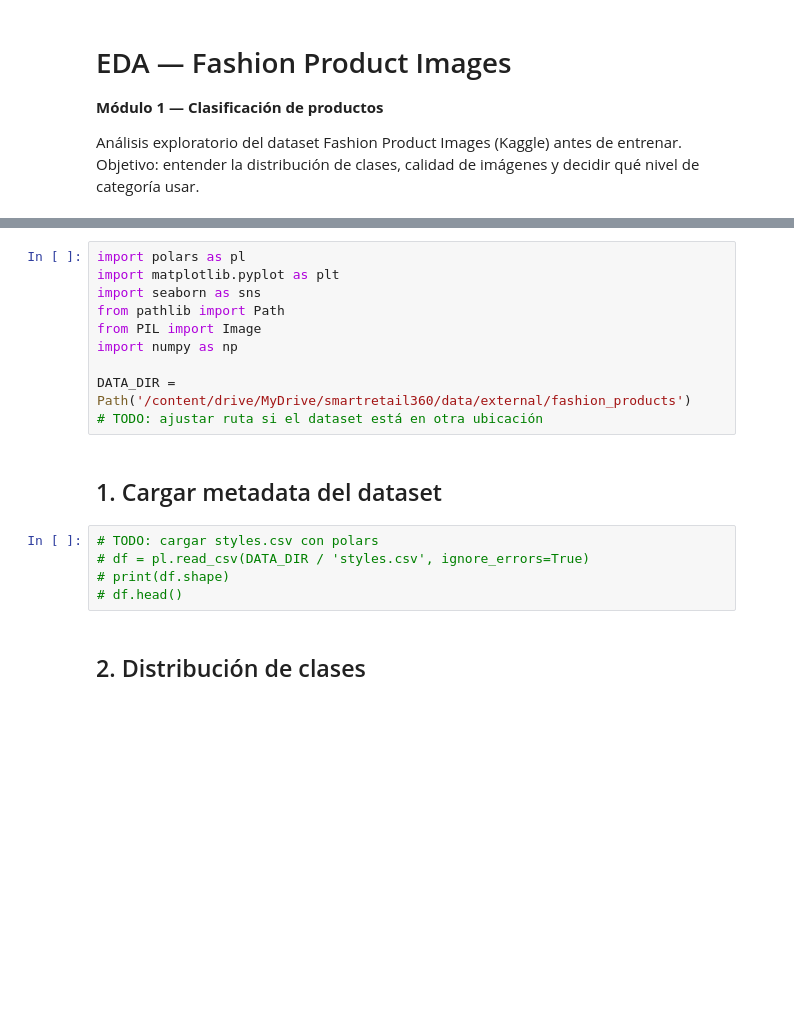
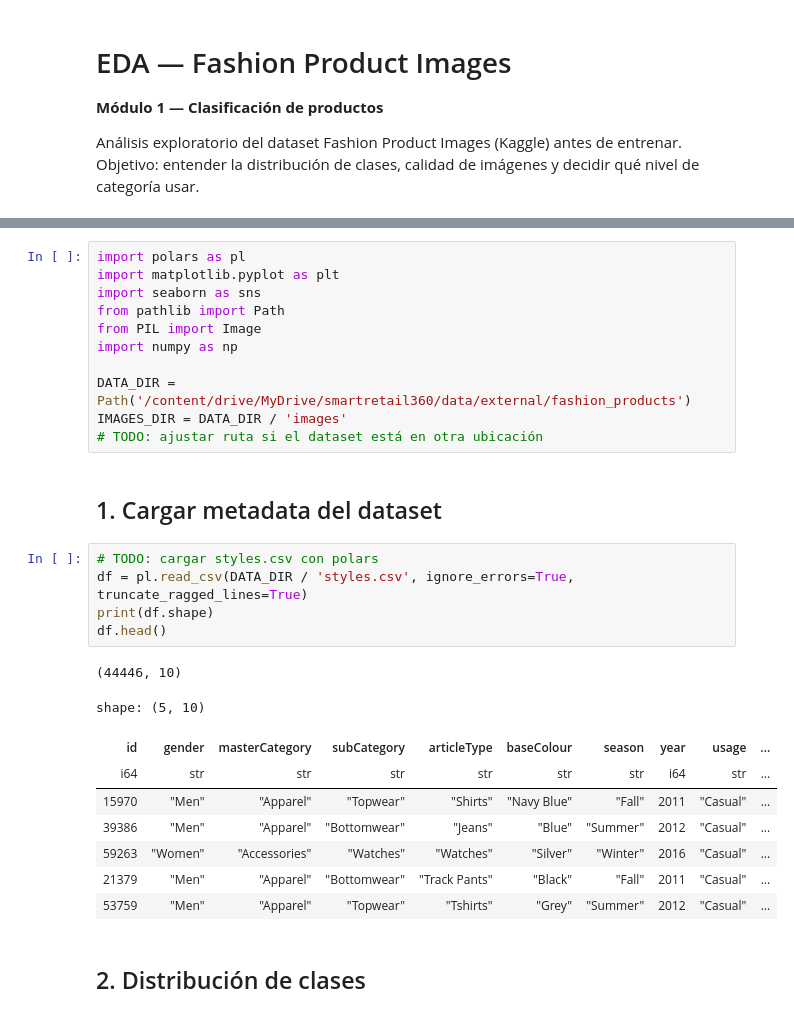
Before and after one commit to Jorge-is/smart-retail-360, a Jupyter notebook: notebooks/00_eda_imagenes.ipynb, the cells around one changed output, grey strips where cells are left out. Drawn from its saved outputs; the diff is of its cells as text; blank space fills up the shorter version.

Commit message:
feat(m1): completar EDA y estructura base del notebook EfficientNet

```diff
--- a/notebooks/00_eda_imagenes.ipynb
+++ b/notebooks/00_eda_imagenes.ipynb
@@ -20,13 +22,24 @@ from PIL import Image
 import numpy as np
 
 DATA_DIR = Path('/content/drive/MyDrive/smartretail360/data/external/fashion_products')
+IMAGES_DIR = DATA_DIR / 'images'
 # TODO: ajustar ruta si el dataset está en otra ubicación
 # %% [markdown]
 ## 1. Cargar metadata del dataset
 # %%
 # TODO: cargar styles.csv con polars
-# df = pl.read_csv(DATA_DIR / 'styles.csv', ignore_errors=True)
-# print(df.shape)
-# df.head()
+df = pl.read_csv(DATA_DIR / 'styles.csv', ignore_errors=True, truncate_ragged_lines=True)
+print(df.shape)
+df.head()
+# %% [output]
+(44446, 10)
+shape: (5, 10)
+| id | gender | masterCategory | subCategory | articleType | baseColour | season | year | usage | ... |
+| i64 | str | str | str | str | str | str | i64 | str | ... |
+| 15970 | "Men" | "Apparel" | "Topwear" | "Shirts" | "Navy Blue" | "Fall" | 2011 | "Casual" | ... |
+| 39386 | "Men" | "Apparel" | "Bottomwear" | "Jeans" | "Blue" | "Summer" | 2012 | "Casual" | ... |
+| 59263 | "Women" | "Accessories" | "Watches" | "Watches" | "Silver" | "Winter" | 2016 | "Casual" | ... |
+| 21379 | "Men" | "Apparel" | "Bottomwear" | "Track Pants" | "Black" | "Fall" | 2011 | "Casual" | ... |
+| 53759 | "Men" | "Apparel" | "Topwear" | "Tshirts" | "Grey" | "Summer" | 2012 | "Casual" | ... |
 # %% [markdown]
 ## 2. Distribución de clases
```
Also changed, not shown: parts of 12 cells of this notebook, 1 other file.
